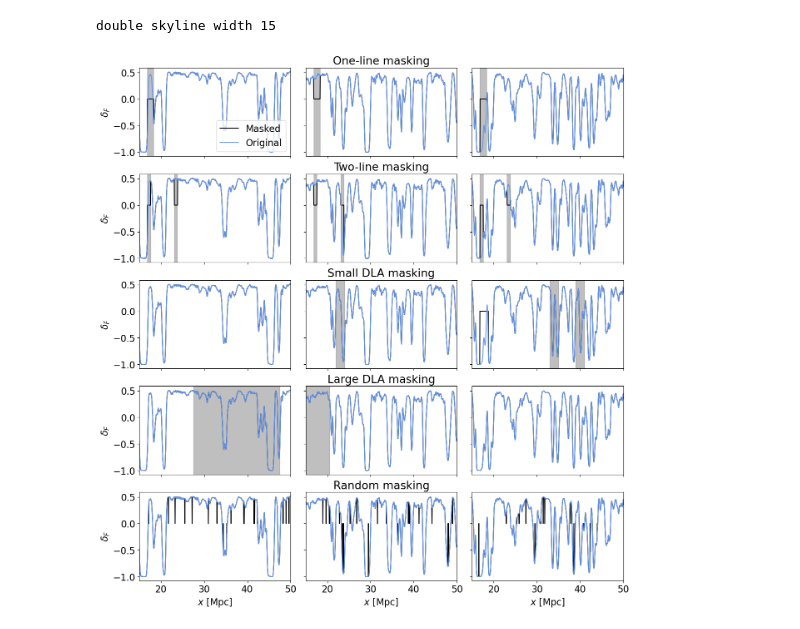
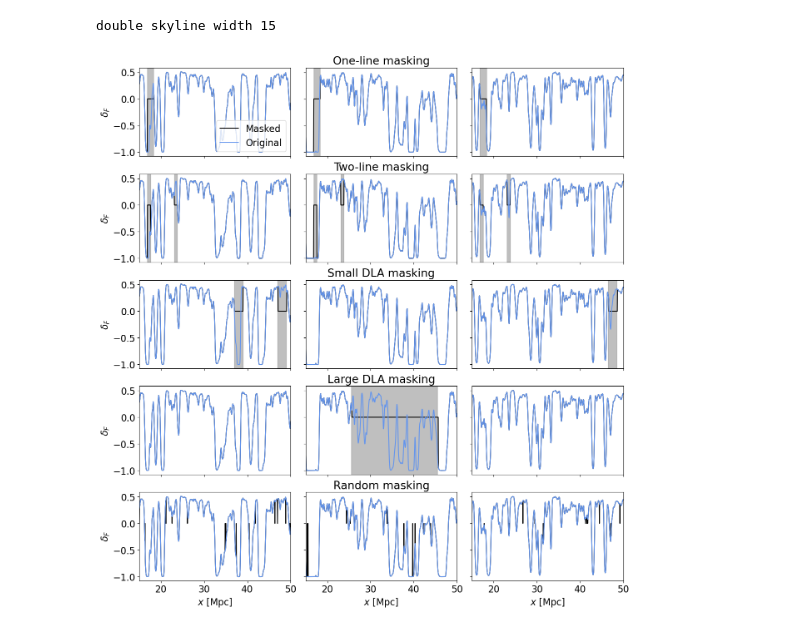
Before and after one commit to marlena6/p1d-px-fft-weight, a Jupyter notebook: notebooks/mask_visuals.ipynb, the cells around one changed output. Cells and saved outputs as stored; diff of their text form; code cells hidden in the pictures.

```diff
--- a/notebooks/mask_visuals.ipynb
+++ b/notebooks/mask_visuals.ipynb
@@ -9,7 +9,7 @@ def read_mask(maskdir,maskname,subfac):
     mask = mask[::subfac]
     return mask
 # %%
-subfac = 100
+subfac = 1000
 # %%
 # load the skewers x
 
@@ -32,7 +32,8 @@ elif system=='home':
     delta_x = np.load(meas_path+"snap_{:d}/delta_x/skewers_{:d}_p{:s}_ax{:d}_Ns768_wM0.05_sT1.0_sg1.0.npz".format(snap_num, phase, axis))
 
 delta_flux_x = (delta_x['delta_flux_x']).astype(np.float32)
-
+xpar = delta_x['xpar']
+L = delta_x['L']
 delta_x.close()
 
 
@@ -54,6 +55,10 @@ delta_flux_skyline  = skyline_mask * delta_flux_x
 delta_flux_randmask = random_mask * delta_flux_x
 delta_flux_dla      = dla_mask * delta_flux_x
 delta_flux_dla_small = dla_mask_small * delta_flux_x
+# %%
+Np = delta_flux_2skyline.shape[1]
+L = 67.5
+pix_spacing = L/Np
 # %%
 # match the total number of pixels masked to what is necessary for the skyline version
 skyline_width = 30
@@ -78,7 +83,7 @@ plt.rcParams['font.size'] = 16
 fig, ax = plt.subplots(5, 3, figsize=(15, 16), sharey=True, sharex=True)
 for axj in range(ax.shape[0]):
 
-    for axi,i in enumerate([9,51,100]):
+    for axi,i in enumerate([0,51,125]):
         # ax[axi].plot(xpar, delta_flux_dla[i, :], label='Masked', linestyle='dashed')
 
 
@@ -91,41 +96,41 @@ for axj in range(ax.shape[0]):
         elif axj==1:
             ax[axj,axi].plot(xpar, delta_flux_2skyline[i, :], label='Masked', color='black')
             ax[axj,axi].plot(xpar, delta_flux_x[i, :], label='Original', color='cornflowerblue')
             ax[axj,axi].axvspan(double_sky_maskrange[0]*pix_spacing, double_sky_maskrange[-1]*pix_spacing, alpha=0.5, color='grey')
             ax[axj,axi].axvspan(double_sky_maskrange[0]*pix_spacing+double_skyline_distance*pix_spacing, double_sky_maskrange[-1]*pix_spacing+double_skyline_distance*pix_spacing, alpha=0.5, color='grey')
             if axi==1:
                 ax[axj,axi].set_title("Two-line masking")
         elif axj==2:
             ax[axj,axi].plot(xpar, delta_flux_dla_small[i, :], label='DLA', color='black')
             ax[axj,axi].plot(xpar, delta_flux_x[i, :], label='Original', color='cornflowerblue')
-            if axi==1:
-                ax[axj,axi].axvspan(22, 22+dla_width_small*pix_spacing, alpha=0.5, color='grey')
+            if axi==0:
+                ax[axj,axi].axvspan(37, 37+dla_width_small*pix_spacing, alpha=0.5, color='grey')
+                ax[axj,axi].axvspan(47, 47+dla_width_small*pix_spacing, alpha=0.5, color='grey')
+            elif axi==1:
                 ax[axj,axi].set_title("Small DLA masking")
             elif axi==2:
-                ax[axj,axi].axvspan(33, 33+dla_width_small*pix_spacing, alpha=0.5, color='grey')
-                ax[axj,axi].axvspan(39, 39+dla_width_small*pix_spacing, alpha=0.5, color='grey')
+                ax[axj,axi].axvspan(46.5, 46.5+dla_width_small*pix_spacing, alpha=0.5, color='grey')
+
         elif axj==3:
             ax[axj,axi].plot(xpar, delta_flux_dla[i, :], label='DLA', color='black')
             ax[axj,axi].plot(xpar, delta_flux_x[i, :], label='Original', color='cornflowerblue')
             if axi==1:
-                ax[axj,axi].axvspan(.5, .5+dla_width*pix_spacing, alpha=0.5, color='grey')
+                ax[axj,axi].axvspan(25.5, 25.5+dla_width*pix_spacing, alpha=0.5, color='grey')
                 ax[axj,axi].set_title("Large DLA masking")
-            elif axi==0:
-                ax[axj,axi].axvspan(27.5, 27.5+dla_width*pix_spacing, alpha=0.5, color='grey')
         elif axj==4:
             ax[axj,axi].plot(xpar, delta_flux_randmask[i, :], label='random', color='black')
             ax[axj,axi].plot(xpar, delta_flux_x[i, :], label='Original', color='cornflowerblue')
             if axi==1:
                 ax[axj,axi].set_title("Random masking")
         ax[axj,axi].set_xlim(15,50)
         ax[4,axi].set_xlabel("$x$ [Mpc]")
     ax[axj,0].set_ylabel(r'$\delta_F$')
 ax[0,0].legend(loc='lower right')
 
 plt.subplots_adjust(wspace=0.1, hspace=.2)
 plt.savefig("../plots/mask_visuals.pdf", bbox_inches='tight')
 # %% [output]
-[figure, old version]
+[figure, new version]
 # %%
 def get_3d_visual(mask):
     # visualize the masks
```
Also changed, not shown: 3 other files.
